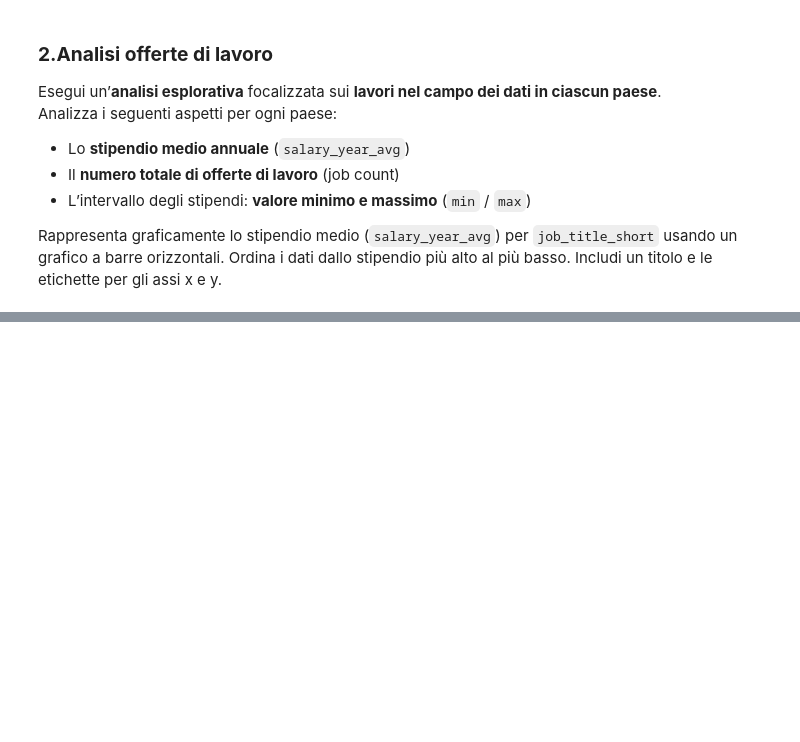
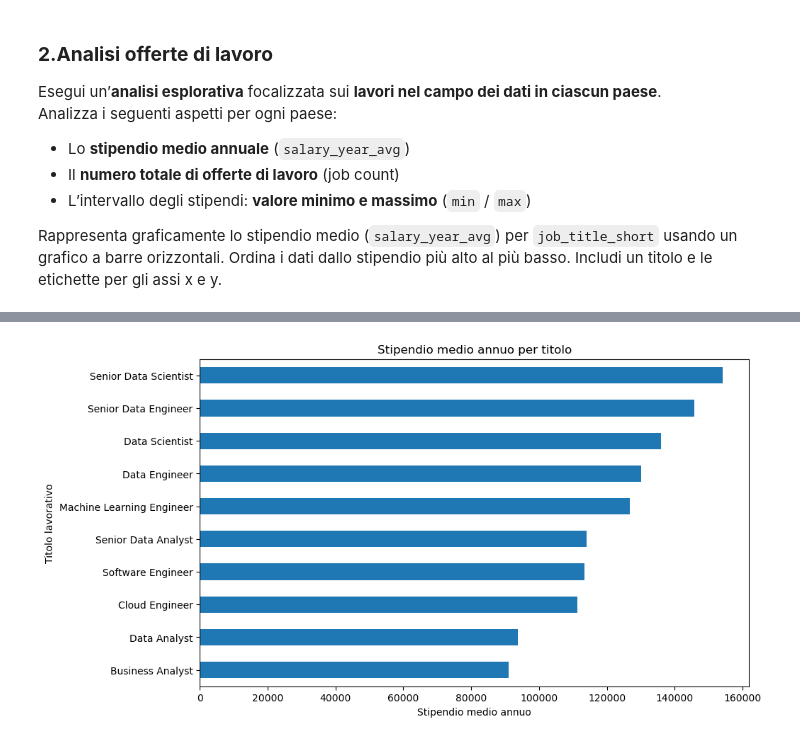
Before and after one commit to Blaz05/ProgrammingLab2, a Jupyter notebook: 3_Esercizi_lez_3.ipynb, the cells around one changed output, grey strips where cells are left out. Saved outputs shown, nothing was run; the diff lists cells and outputs as text; code cells hidden in the pictures; blank space fills up the shorter version.

```diff
--- a/3_Esercizi_lez_3.ipynb
+++ b/3_Esercizi_lez_3.ipynb
@@ -67,0 +179,3 @@ df['job_posted_date'] = pd.to_datetime(df['job_posted_date'])
+# %%
+df.dropna(subset=['salary_year_avg'], inplace=True)
+df.groupby('job_country')['salary_year_avg'].mean()
@@ -67,0 +196,3 @@ df['job_posted_date'] = pd.to_datetime(df['job_posted_date'])
+# %%
+df.dropna(subset=['job_title'], inplace=True)
+df.groupby('job_country')['job_title'].value_counts()
@@ -67,0 +230,15 @@ df['job_posted_date'] = pd.to_datetime(df['job_posted_date'])
+# %%
+salary_per_title = df.groupby('job_title_short')['salary_year_avg'].mean().sort_values(ascending=False)
+
+plt.figure(figsize=(10, 6))
+salary_per_title.plot(kind="barh")
+
+plt.gca().invert_yaxis()
+
+plt.title("Stipendio medio annuo per titolo")
+plt.xlabel("Stipendio medio annuo")
+plt.ylabel("Titolo lavorativo")
+
+plt.show()
+# %% [output]
+[figure, added]
```
Also changed, not shown: parts of 14 cells of this notebook.
